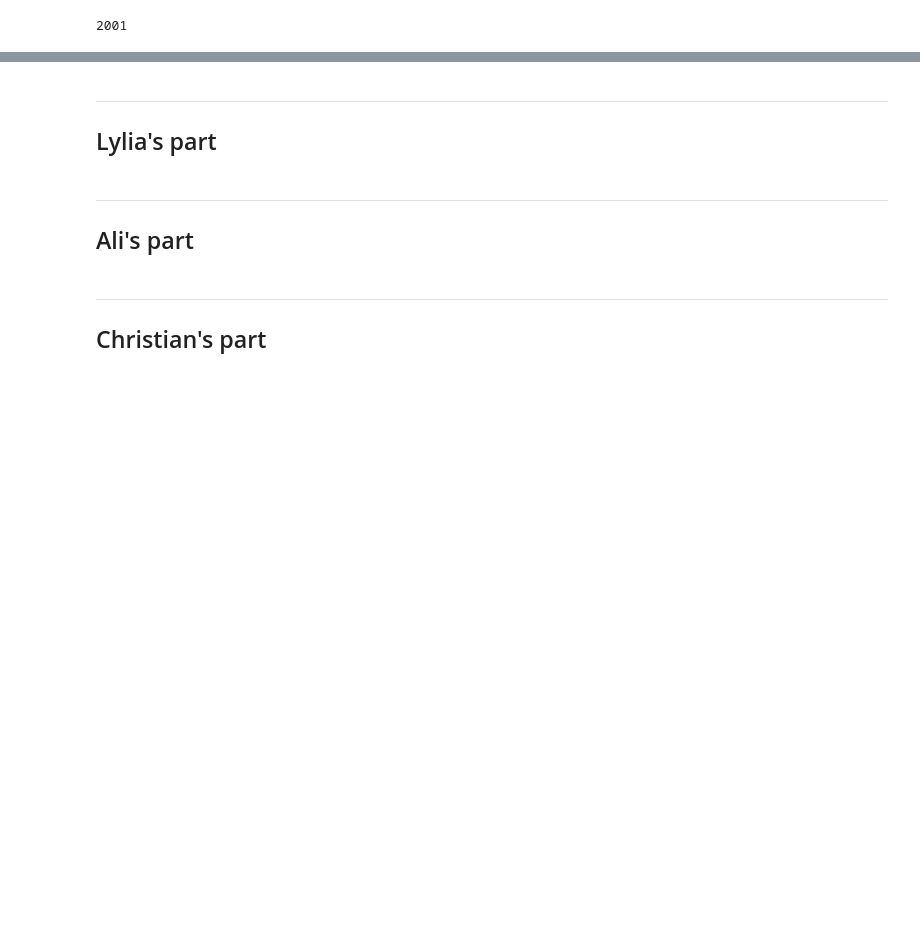
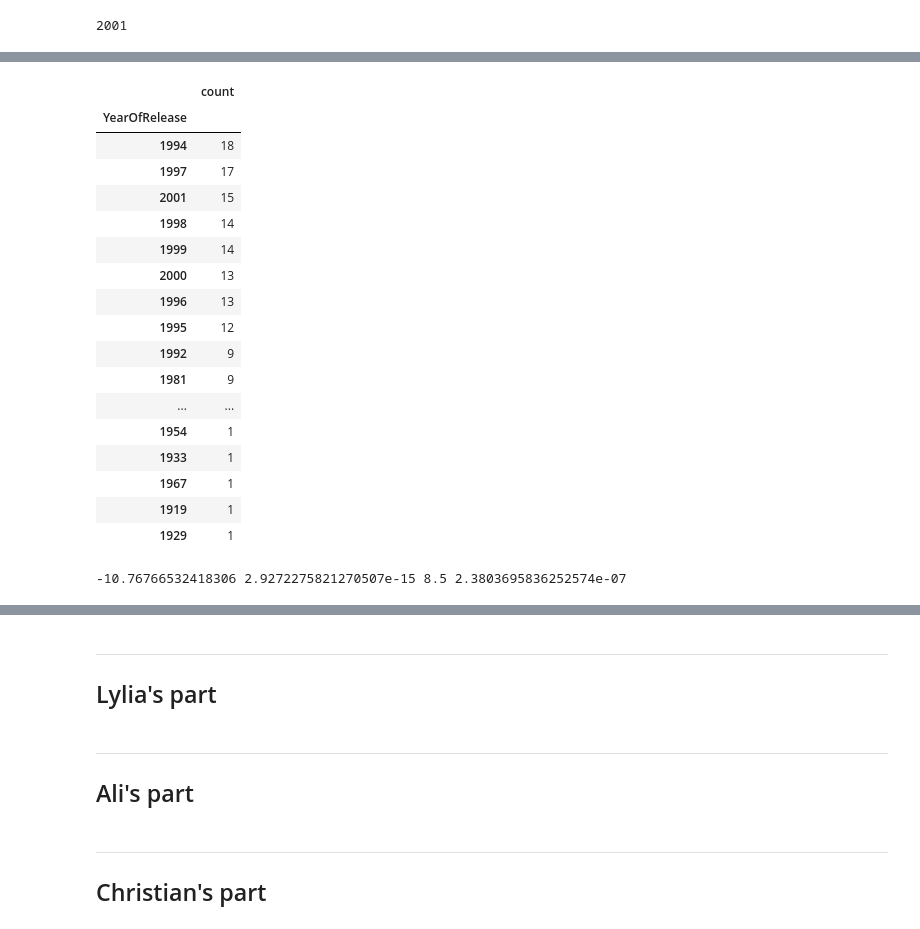
Before and after one commit to epfl-ada/ada-2024-project-arabsdatascientists2024, a Jupyter notebook: Exlploration_CMU.ipynb, the cells around one changed output, grey strips where cells are left out. Cells and saved outputs as stored; diff of their text form; code cells hidden in the pictures; blank space fills up the shorter version.

```diff
--- a/Exlploration_CMU.ipynb
+++ b/Exlploration_CMU.ipynb
@@ -525,0 +570,18 @@ print(Terrorism_events['Year'][624])
+# %%
+import statsmodels.api as sm
+from scipy.stats import ttest_ind, mannwhitneyu
+import numpy as np
+
+momo = Terrorism_events['Year'][624]
+Terrorism_movies.loc[:, 'YearOfRelease'] = Terrorism_movies['YearOfRelease'].astype(int)
+
+movies= pd.DataFrame(Terrorism_movies['YearOfRelease'].value_counts())
+# %%
+
+
+# Filtrer les films 5 ans avant et 5 ans après 2001
+movies_before = Terrorism_movies[Terrorism_movies['YearOfRelease'] <= momo]['YearOfRelease']
+movies_after = Terrorism_movies[Terrorism_movies['YearOfRelease'] >= momo]['YearOfRelease']
+# Calculer le nombre de films avant et après
+count_before = pd.DataFrame(movies_before.value_counts())
+count_after = pd.DataFrame(movies_after.value_counts())
@@ -526 +605,31 @@ print(Terrorism_events['Year'][624])
+# %%
+count_before
+# %% [output]
+|  | count |
+| YearOfRelease |  |
+| 1994 | 18 |
+| 1997 | 17 |
+| 2001 | 15 |
+| 1998 | 14 |
+| 1999 | 14 |
+| 2000 | 13 |
+| 1996 | 13 |
+| 1995 | 12 |
+| 1992 | 9 |
+| 1981 | 9 |
+| ... | ... |
+| 1954 | 1 |
+| 1933 | 1 |
+| 1967 | 1 |
+| 1919 | 1 |
+| 1929 | 1 |
+# %%
+
+# Test t de Student et Test de Mann-Whitney U
+t_stat, t_p_value = ttest_ind(count_before['count'], count_after['count'])
+u_stat, u_p_value = mannwhitneyu(count_before['count'], count_after['count'])
+
+print(t_stat, t_p_value, u_stat, u_p_value )
+# %% [output]
+-10.76766532418306 2.9272275821270507e-15 8.5 2.3803695836252574e-07
 # %%
```
Also changed, not shown: parts of 8 cells of this notebook.
